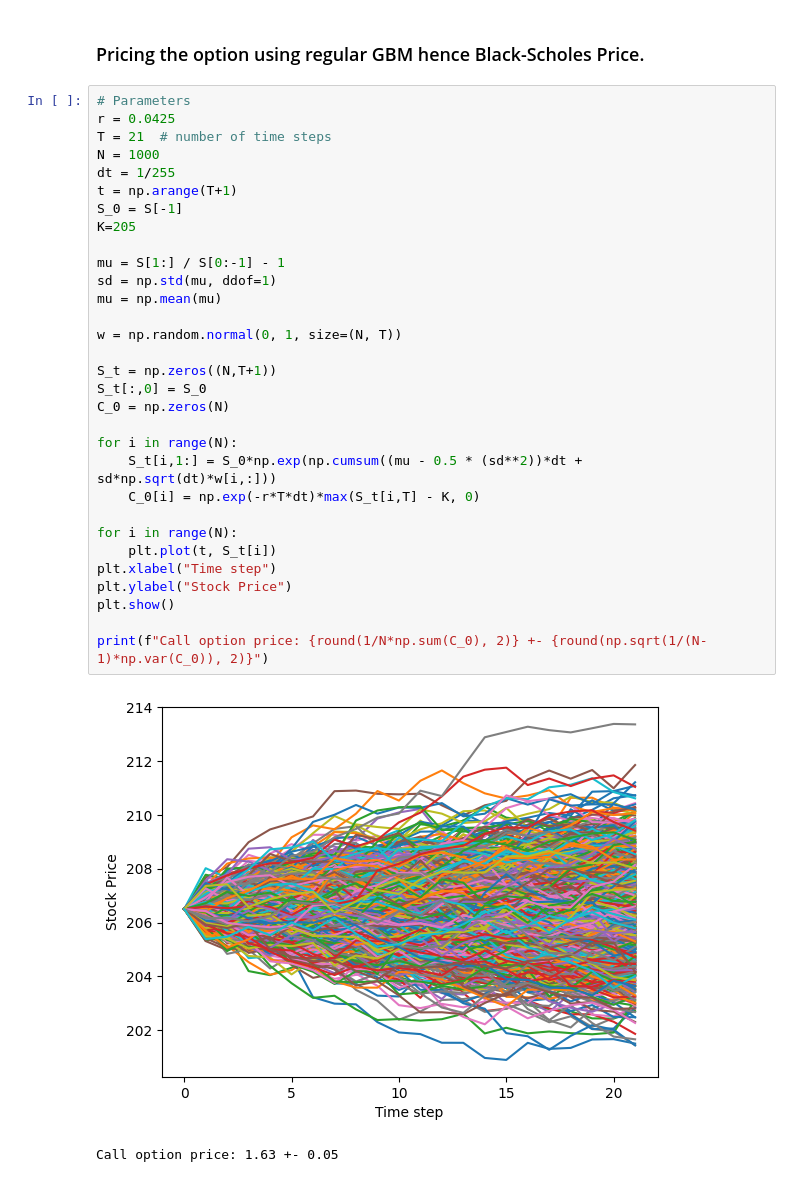
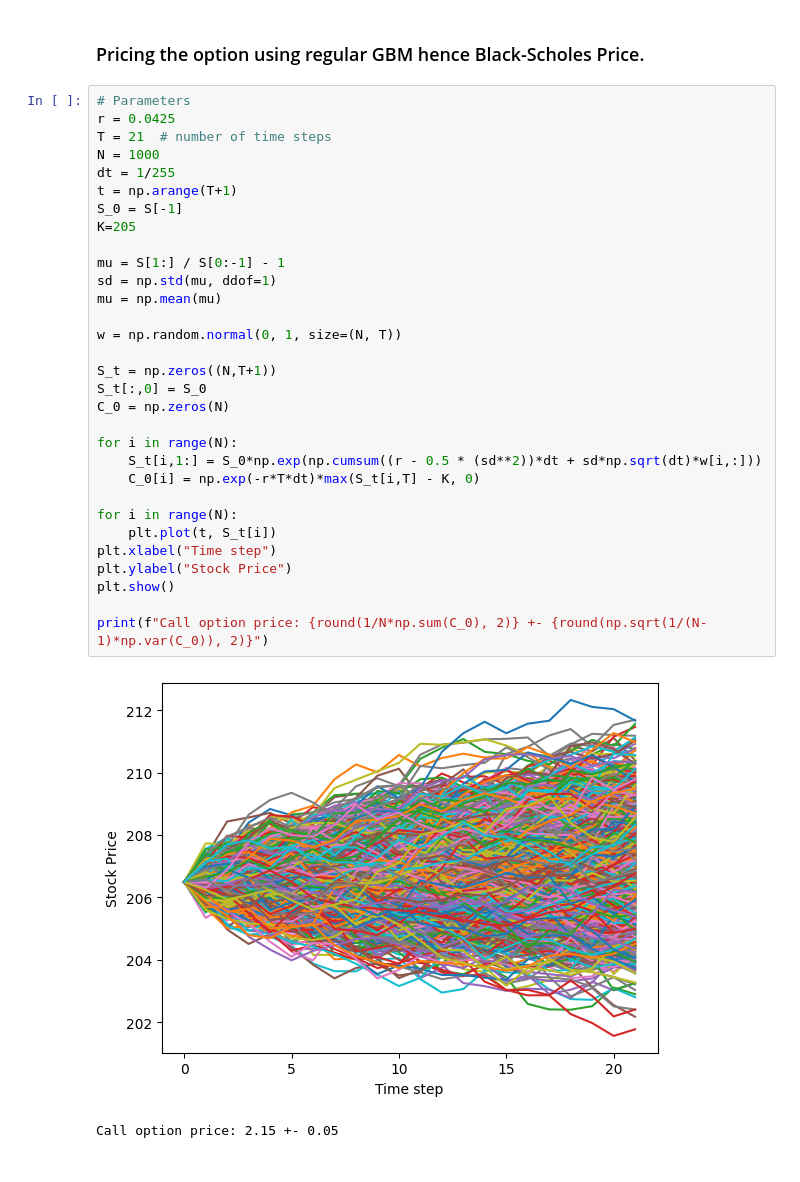
Before and after one commit to nathsten/Quantitative-Finance-Crashcourse, a Jupyter notebook: Option-pricing.ipynb, the cells around one changed output. Drawn from its saved outputs; the diff is of its cells as text.

```diff
--- a/Option-pricing.ipynb
+++ b/Option-pricing.ipynb
@@ -521,33 +522,33 @@ Terminal S mean: 198.4671, std: 19.8106
 # Parameters
 r = 0.0425
 T = 21  # number of time steps
 N = 1000
 dt = 1/255
 t = np.arange(T+1)
 S_0 = S[-1]
 K=205
 
 mu = S[1:] / S[0:-1] - 1
 sd = np.std(mu, ddof=1)
 mu = np.mean(mu)
 
 w = np.random.normal(0, 1, size=(N, T))
 
 S_t = np.zeros((N,T+1))
 S_t[:,0] = S_0
 C_0 = np.zeros(N)
 
 for i in range(N):
-    S_t[i,1:] = S_0*np.exp(np.cumsum((mu - 0.5 * (sd**2))*dt + sd*np.sqrt(dt)*w[i,:]))
+    S_t[i,1:] = S_0*np.exp(np.cumsum((r - 0.5 * (sd**2))*dt + sd*np.sqrt(dt)*w[i,:]))
     C_0[i] = np.exp(-r*T*dt)*max(S_t[i,T] - K, 0)
 
 for i in range(N):
     plt.plot(t, S_t[i])
 plt.xlabel("Time step")
 plt.ylabel("Stock Price")
 plt.show()
 
 print(f"Call option price: {round(1/N*np.sum(C_0), 2)} +- {round(np.sqrt(1/(N-1)*np.var(C_0)), 2)}")
 # %% [output]
-[figure, old version]
+[figure, new version]
-Call option price: 1.63 +- 0.05
+Call option price: 2.15 +- 0.05
```
Also changed, not shown: parts of 2 cells of this notebook, 3 other files.
